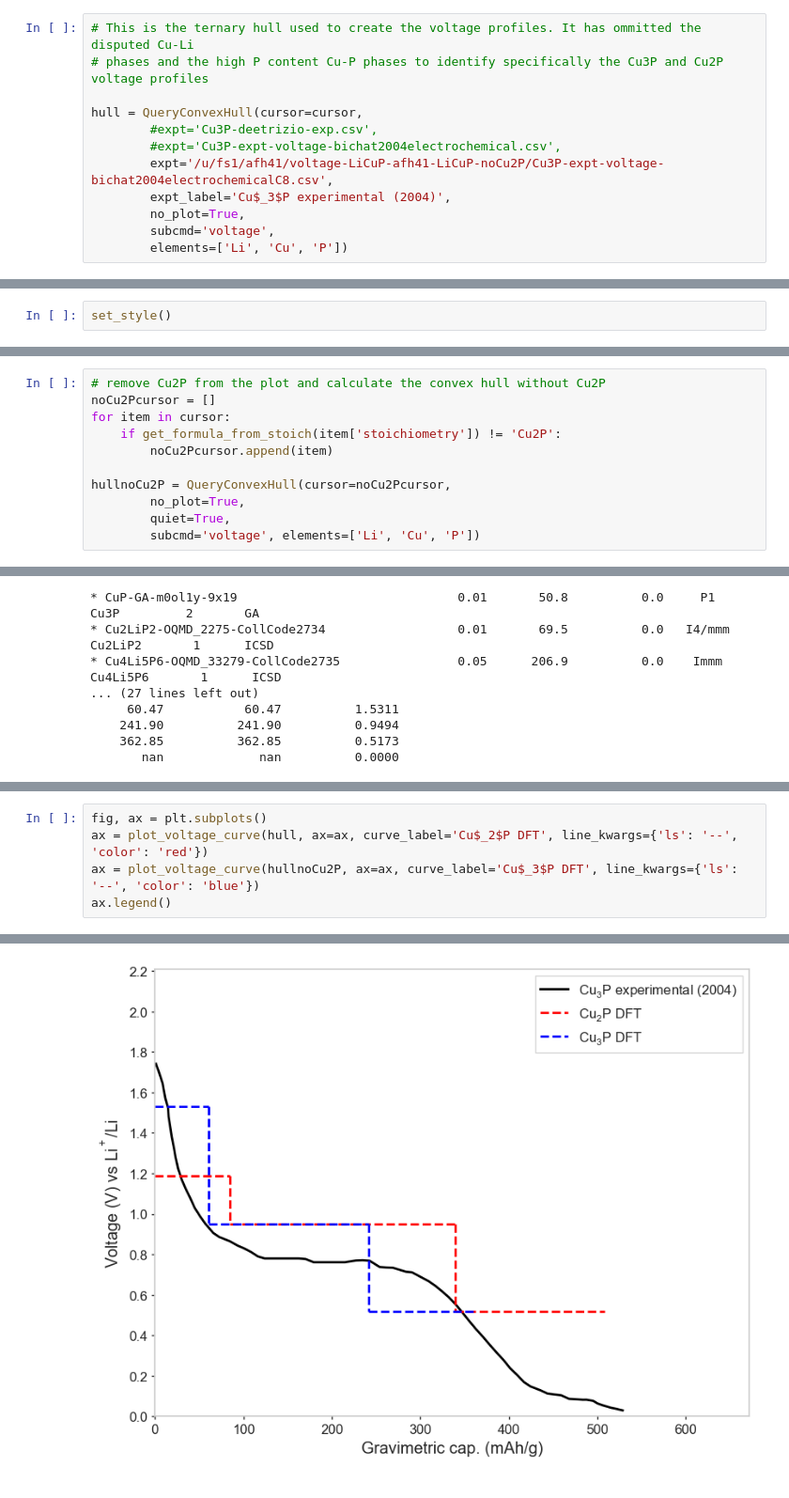
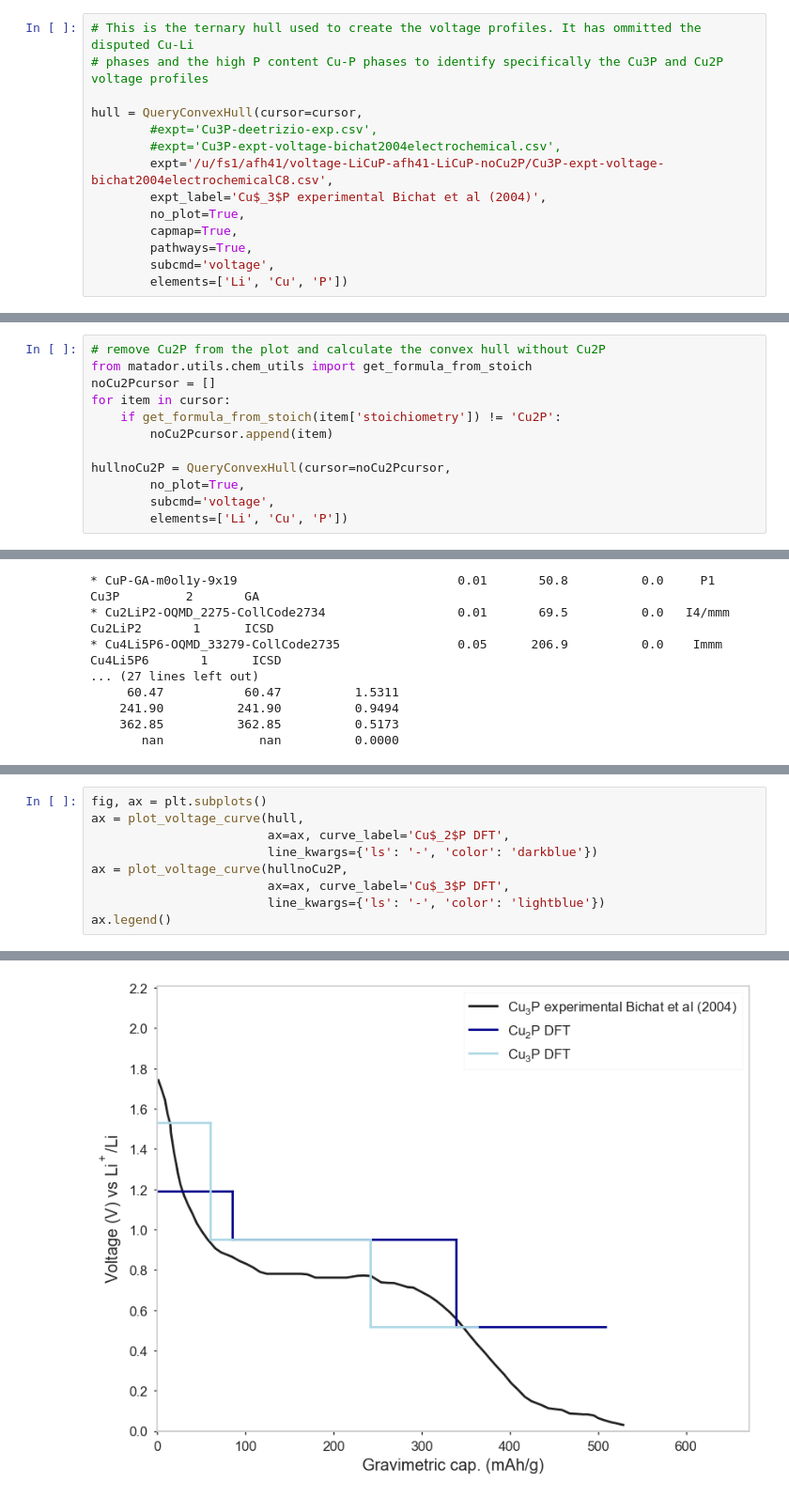
Before and after one commit to harpaf13/data.copper-phosphides, a Jupyter notebook: CuP_results.ipynb, the cells around one changed output, grey strips where cells are left out. Shown: that part at 94% size. Saved outputs shown, nothing was run; the diff lists cells and outputs as text.

```diff
--- a/CuP_results.ipynb
+++ b/CuP_results.ipynb
@@ -115,8 +116,10 @@ hull = QueryConvexHull(cursor=cursor,
         #expt='Cu3P-deetrizio-exp.csv',
         #expt='Cu3P-expt-voltage-bichat2004electrochemical.csv',
         expt='/u/fs1/afh41/voltage-LiCuP-afh41-LiCuP-noCu2P/Cu3P-expt-voltage-bichat2004electrochemicalC8.csv',
-        expt_label='Cu$_3$P experimental (2004)',
+        expt_label='Cu$_3$P experimental Bichat et al (2004)',
         no_plot=True,
+        capmap=True,
+        pathways=True,
         subcmd='voltage',
         elements=['Li', 'Cu', 'P'])
 # %% [output]
@@ -142,2 +142,0 @@ from matador.utils.chem_utils import get_formula_from_stoich
-# %%
-set_style()
@@ -146,5 +143,6 @@ SETTING STYLE ['/home/users/me388/src/matador-devel/matador/plotting/../config/m
 # %%
 # remove Cu2P from the plot and calculate the convex hull without Cu2P
+from matador.utils.chem_utils import get_formula_from_stoich
 noCu2Pcursor = []
 for item in cursor:
     if get_formula_from_stoich(item['stoichiometry']) != 'Cu2P':
@@ -152,8 +150,8 @@ for item in cursor:
 
 hullnoCu2P = QueryConvexHull(cursor=noCu2Pcursor,
         no_plot=True,
-        quiet=True,
-        subcmd='voltage', elements=['Li', 'Cu', 'P'])
+        subcmd='voltage',
+        elements=['Li', 'Cu', 'P'])
 # %% [output]
 Something fishy with height above plane, returning 0...
 0.0 0.0 0.0
@@ -182,6 +177,10 @@ Overriding settings as {'plotting': {'default_style': 'matador'}}
 # %%
 fig, ax = plt.subplots()
-ax = plot_voltage_curve(hull, ax=ax, curve_label='Cu$_2$P DFT', line_kwargs={'ls': '--', 'color': 'red'})
-ax = plot_voltage_curve(hullnoCu2P, ax=ax, curve_label='Cu$_3$P DFT', line_kwargs={'ls': '--', 'color': 'blue'})
+ax = plot_voltage_curve(hull,
+                        ax=ax, curve_label='Cu$_2$P DFT',
+                        line_kwargs={'ls': '-', 'color': 'darkblue'})
+ax = plot_voltage_curve(hullnoCu2P,
+                        ax=ax, curve_label='Cu$_3$P DFT',
+                        line_kwargs={'ls': '-', 'color': 'lightblue'})
 ax.legend()
 # %% [output]
@@ -194,2 +189,2 @@ plotting settings are {'plotting': {'default_style': 'matador'}}
 <matplotlib.legend.Legend at 0x...>
-[figure, old version]
+[figure, new version]
```
Also changed, not shown: parts of 19 cells of this notebook.
